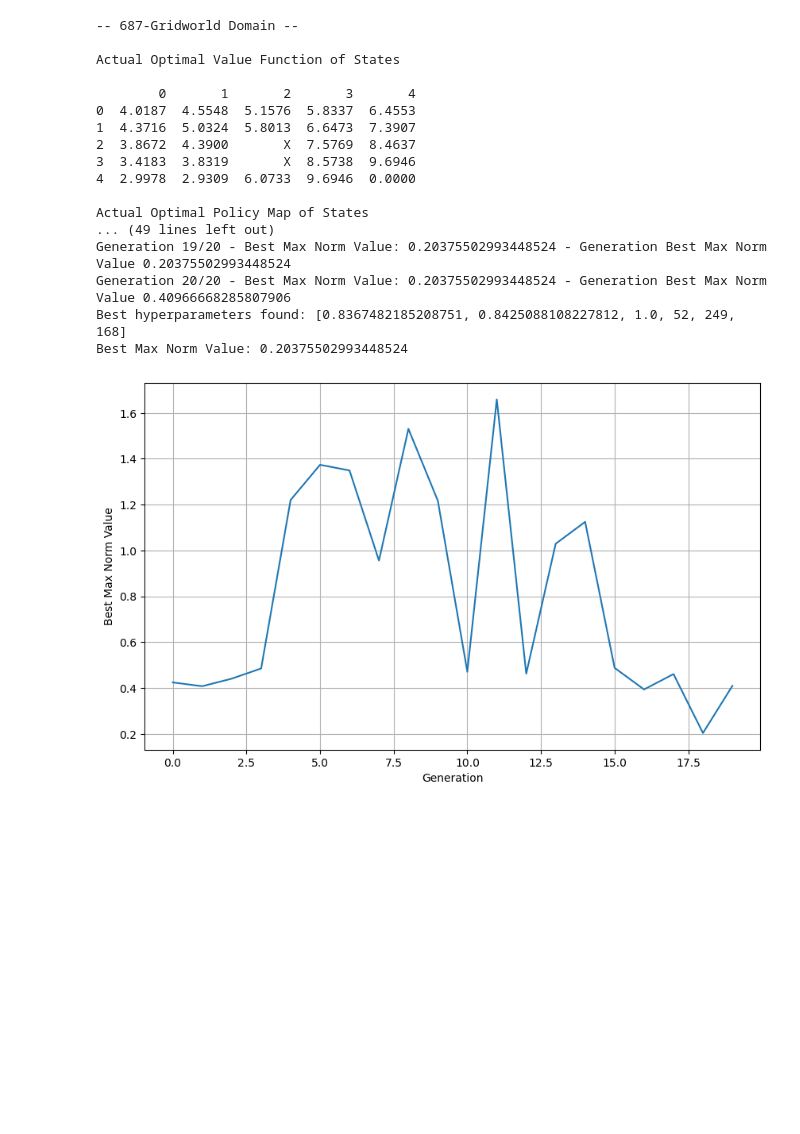
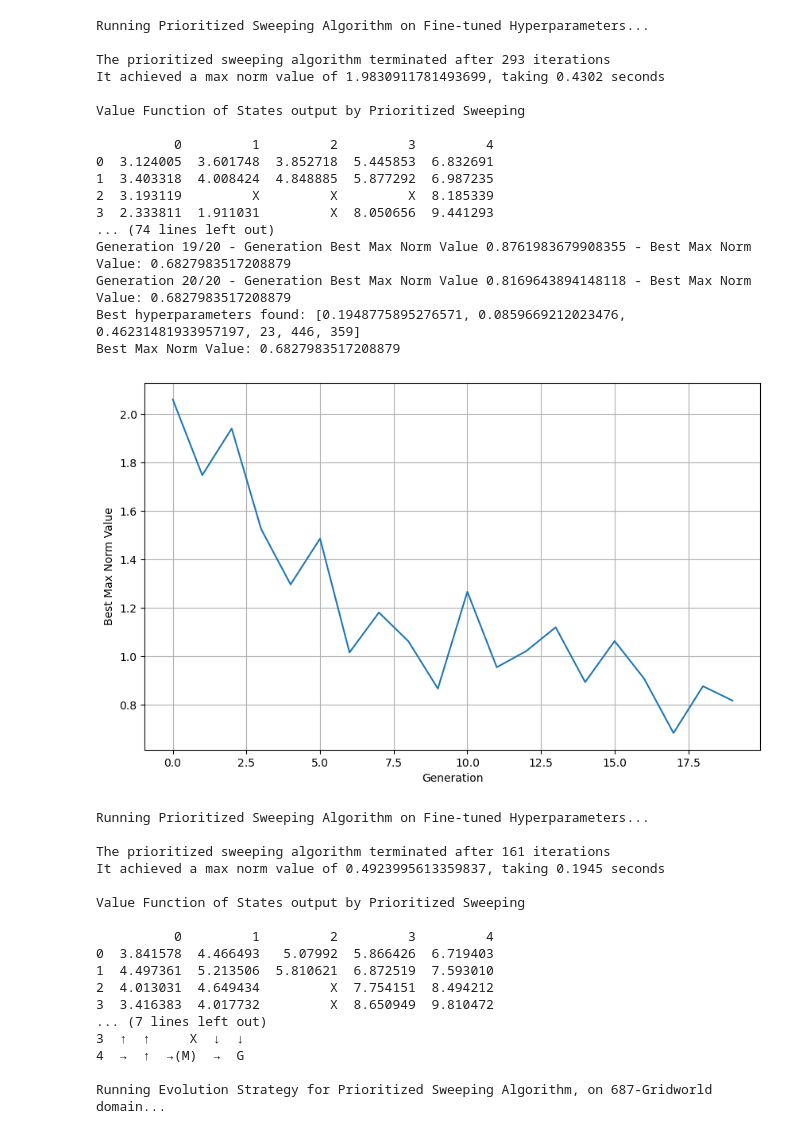
Before and after one commit to kevindao943/CS687_FP, a Jupyter notebook: Project/main.ipynb, the cells around one changed output. Cells and saved outputs as stored; diff of their text form; code cells hidden in the pictures; blank space fills up the shorter version.

```diff
--- a/Project/main.ipynb
+++ b/Project/main.ipynb
@@ -8,7 +9,7 @@ from matplotlib import pyplot as plt
 from utils.utils import *
 import pandas as pd
 # %%
-def run_domain(domain, domain_name, prioritized_sweeping_args, hyperparameter_bounds):
+def run_domain(domain, domain_name, prioritized_sweeping_args, hyperparameter_bounds, es_pop_size, es_num_generations, es_top_parents, es_mutation_strength, es_num_avg, es_keep_parents, is_decaying_mutation):
     print(f"-- {domain_name} Domain --\n")
     instance = ValueIteration(domain)
     cvm_v_map, cvm_policy_map, iterations = instance.run_standard_value_iteration(init_func)
@@ -34,10 +35,11 @@ def run_domain(domain, domain_name, prioritized_sweeping_args, hyperparameter_bo
 
     df = pd.DataFrame(ps_policy_map)
     print(df)
-    print("\n")
+
+    print(f"\nRunning Evolution Strategy for Prioritized Sweeping Algorithm, on {domain_name} domain...\n")
 
     es_ps = EvolutionStrategyForPrioritizedSweeping(prioritized_sweeping=PrioritizedSweeping, mdp=domain, optimal_v_map=cvm_v_map)
-    best_params, min_loss, generation_min_loss_list = es_ps.run_es(hyperparameter_bounds, pop_size=50, generations=20, top_parents=10, mutation_strength=0.2)
+    best_params, min_loss, generation_min_loss_list = es_ps.run_es(hyperparameter_bounds, pop_size=es_pop_size, generations=es_num_generations, top_parents=es_top_parents, mutation_strength=es_mutation_strength, num_avg=es_num_avg, keep_parents=es_keep_parents, decaying_mutation=is_decaying_mutation)
 
     print("Best hyperparameters found:", best_params)
     print("Best Max Norm Value:", min_loss)
@@ -48,12 +50,32 @@ def run_domain(domain, domain_name, prioritized_sweeping_args, hyperparameter_bo
     plt.ylabel("Best Max Norm Value")
     plt.grid(True)
     plt.show()
+
+    print("\nRunning Prioritized Sweeping Algorithm on Fine-tuned Hyperparameters...\n")
+
+    instance = PrioritizedSweeping(domain, cvm_v_map)
+    q_map, max_norm_val, iterations, elapsed_time = instance.prioritized_sweeping(*best_params)
+
+    print(f"The prioritized sweeping algorithm terminated after {iterations} iterations")
+    print(f"It achieved a max norm value of {max_norm_val}, taking {elapsed_time:.4f} seconds\n")
+
+    ps_vmap, ps_policy_map = get_vmap_policy_map(q_map, instance)
+    print("Value Function of States output by Prioritized Sweeping\n")
+    df = pd.DataFrame(ps_vmap)
+    print(df)
+    print("\n")
+
+    df = pd.DataFrame(ps_policy_map)
+    print(df)
+
+    print(f"\nRunning Evolution Strategy for Prioritized Sweeping Algorithm, on {domain_name} domain...\n")
 # %%
 theta, alpha, epsilon = 0.1, 0.1, 0.1
 prioritized_sweeping_args = [theta, alpha, epsilon]
-hyperparameter_bounds = {'theta': (0.01, 1.0),'alpha': (0.01, 1.0),'epsilon': (0.01, 1.0),'n': (1, 100),'niter': (50, 400),'episode_length': (50, 400)}
-run_domain(Cat_vs_Monsters(), "Cat vs Monsters", prioritized_sweeping_args, hyperparameter_bounds)
-run_domain(Gridworld(), "687-Gridworld", prioritized_sweeping_args, hyperparameter_bounds)
+hyperparameter_bounds = {'theta': (0.01, 0.75),'alpha': (0.01, 0.75),'epsilon': (0.01, 0.75),'n': (1, 100),'niter': (50, 500),'episode_length': (50, 500)}
+es_params = [20, 25, 5, 0.05, 10, 2, True]
+run_domain(Cat_vs_Monsters(), "Cat vs Monsters", prioritized_sweeping_args, hyperparameter_bounds, *es_params)
+run_domain(Gridworld(), "687-Gridworld", prioritized_sweeping_args, hyperparameter_bounds, *es_params)
 # %% [output]
 -- Cat vs Monsters Domain --
 
@@ -76,18 +98,35 @@ Best Max Norm Value: 0.7518214421622789
--- 687-Gridworld Domain --
+Running Prioritized Sweeping Algorithm on Fine-tuned Hyperparameters...
 
-Actual Optimal Value Function of States
+The prioritized sweeping algorithm terminated after 293 iterations
+It achieved a max norm value of 1.9830911781493699, taking 0.4302 seconds
 
-        0       1       2       3       4
-0  4.0187  4.5548  5.1576  5.8337  6.4553
-1  4.3716  5.0324  5.8013  6.6473  7.3907
-2  3.8672  4.3900       X  7.5769  8.4637
-3  3.4183  3.8319       X  8.5738  9.6946
-4  2.9978  2.9309  6.0733  9.6946  0.0000
+Value Function of States output by Prioritized Sweeping
 
-Actual Optimal Policy Map of States
-... (49 lines left out)
-Generation 19/20 - Best Max Norm Value: 0.20375502993448524 - Generation Best Max Norm Value 0.20375502993448524
-Generation 20/20 - Best Max Norm Value: 0.20375502993448524 - Generation Best Max Norm Value 0.40966668285807906
-Best hyperparameters found: [0.8367482185208751, 0.8425088108227812, 1.0, 52, 249, 168]
-Best Max Norm Value: 0.20375502993448524
+          0         1         2         3         4
+0  3.124005  3.601748  3.852718  5.445853  6.832691
+1  3.403318  4.008424  4.848885  5.877292  6.987235
+2  3.193119         X         X         X  8.185339
+3  2.333811  1.911031         X  8.050656  9.441293
+... (74 lines left out)
+Generation 19/20 - Generation Best Max Norm Value 0.8761983679908355 - Best Max Norm Value: 0.6827983517208879
+Generation 20/20 - Generation Best Max Norm Value 0.8169643894148118 - Best Max Norm Value: 0.6827983517208879
+Best hyperparameters found: [0.1948775895276571, 0.0859669212023476, 0.46231481933957197, 23, 446, 359]
+Best Max Norm Value: 0.6827983517208879
-[figure, old version]
+[figure, new version]
+Running Prioritized Sweeping Algorithm on Fine-tuned Hyperparameters...
+
+The prioritized sweeping algorithm terminated after 161 iterations
+It achieved a max norm value of 0.4923995613359837, taking 0.1945 seconds
+
+Value Function of States output by Prioritized Sweeping
+
+          0         1         2         3         4
+0  3.841578  4.466493   5.07992  5.866426  6.719403
+1  4.497361  5.213506  5.810621  6.872519  7.593010
+2  4.013031  4.649434         X  7.754151  8.494212
+3  3.416383  4.017732         X  8.650949  9.810472
+... (7 lines left out)
+3  ↑  ↑     X  ↓  ↓
+4  →  ↑  →(M)  →  G
+
+Running Evolution Strategy for Prioritized Sweeping Algorithm, on 687-Gridworld domain...
```
Also changed, not shown: parts of 3 cells of this notebook, 4 other files.
